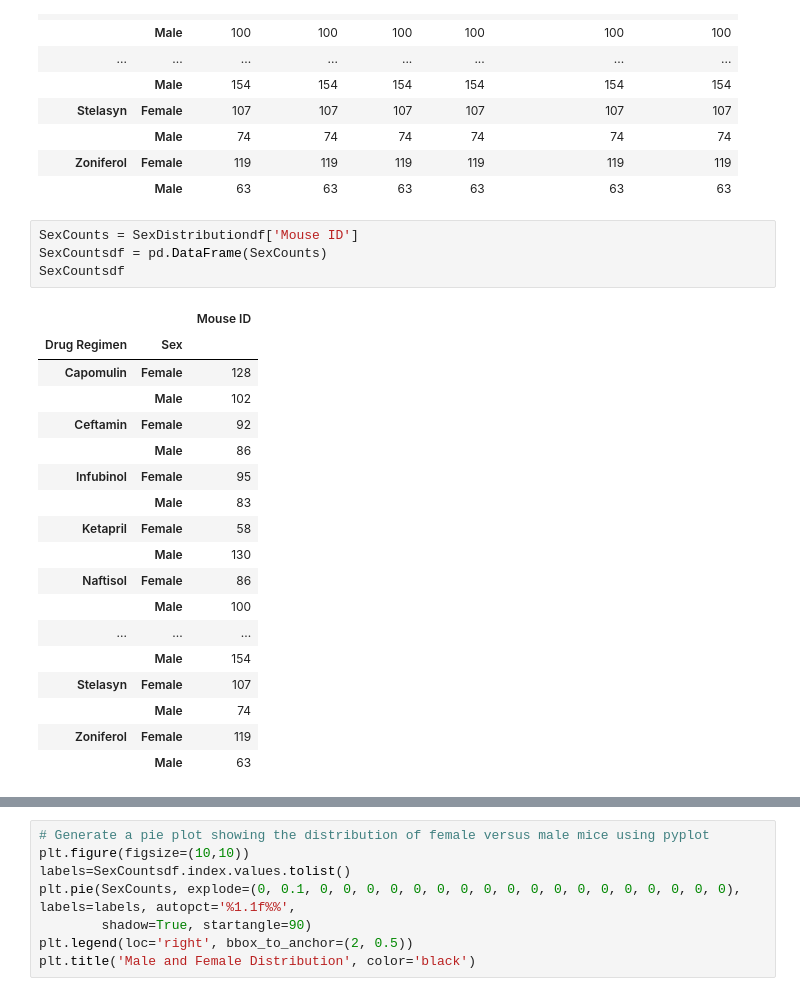
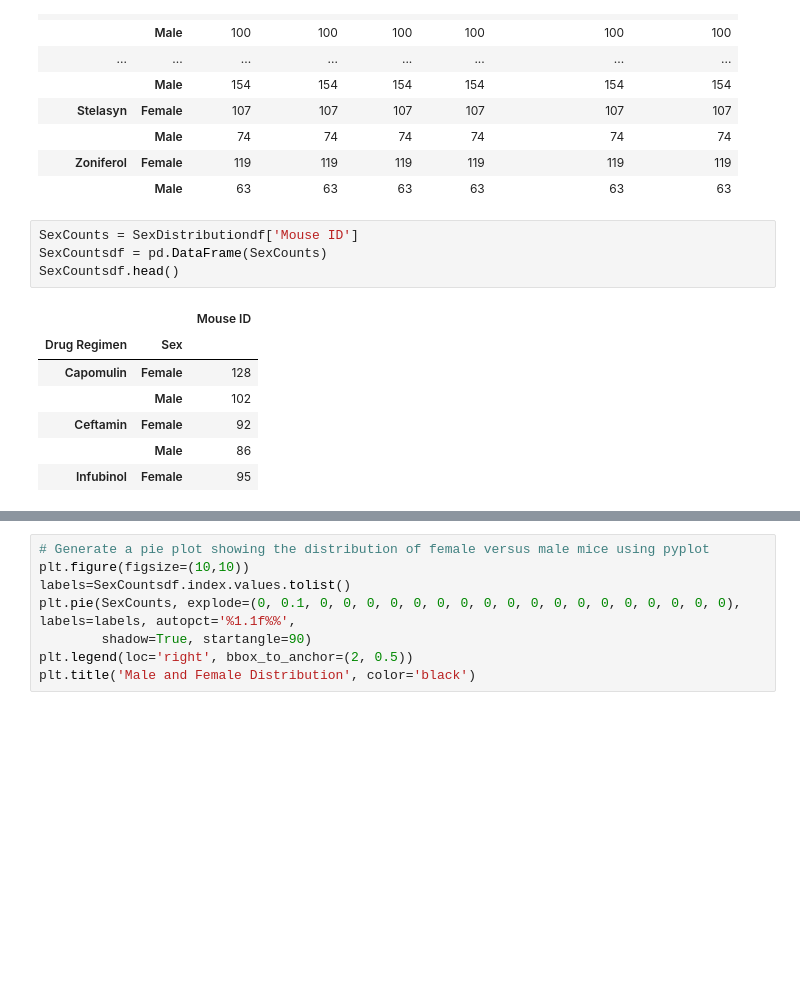
Before and after one commit to Aquanewbie/Brandon-Cornejo-Data-Analytics-HW, a Jupyter notebook: Homework5/Pymaceuticals/pymaceuticals_starter.ipynb, the cells around one changed output, grey strips where cells are left out. Cells and saved outputs as stored; diff of their text form; blank space fills up the shorter version.

```diff
--- a/Homework5/Pymaceuticals/pymaceuticals_starter.ipynb
+++ b/Homework5/Pymaceuticals/pymaceuticals_starter.ipynb
@@ -260,26 +248,15 @@ SexDistributiondf
 # %%
 SexCounts = SexDistributiondf['Mouse ID']
 SexCountsdf = pd.DataFrame(SexCounts)
-SexCountsdf
+SexCountsdf.head()
 # %% [output]
 |  |  | Mouse ID |
 | Drug Regimen | Sex |  |
 | Capomulin | Female | 128 |
 |  | Male | 102 |
 | Ceftamin | Female | 92 |
 |  | Male | 86 |
 | Infubinol | Female | 95 |
-|  | Male | 83 |
-| Ketapril | Female | 58 |
-|  | Male | 130 |
-| Naftisol | Female | 86 |
-|  | Male | 100 |
-| ... | ... | ... |
-|  | Male | 154 |
-| Stelasyn | Female | 107 |
-|  | Male | 74 |
-| Zoniferol | Female | 119 |
-|  | Male | 63 |
 # %%
 # Generate a pie plot showing the distribution of female versus male mice using pandas
 
```
Also changed, not shown: parts of 16 cells of this notebook.
